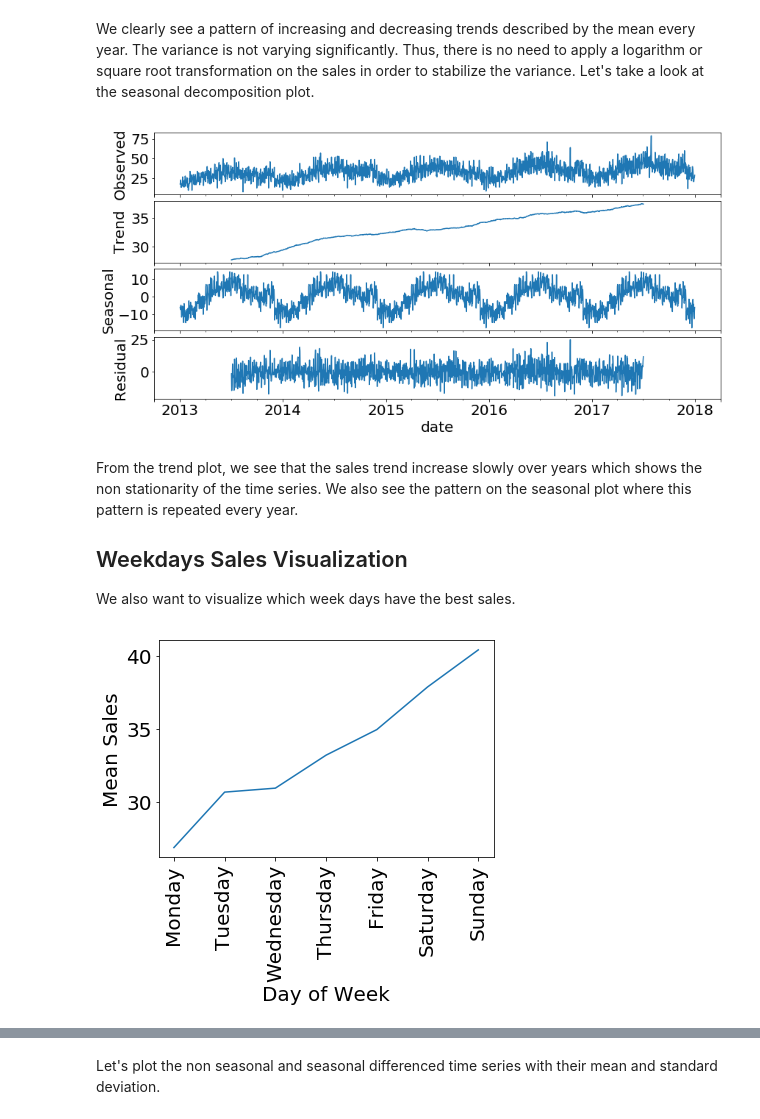
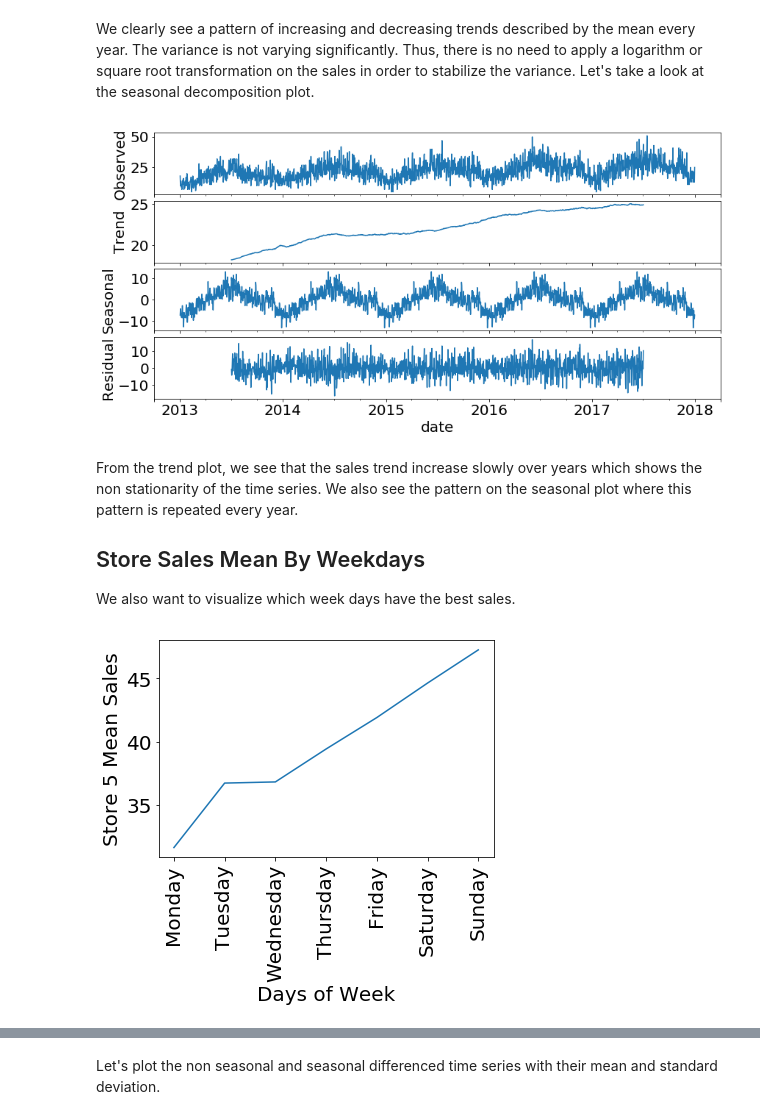
Before and after one commit to glapointe7/StoreItemDemandForecasting, a Jupyter notebook: Store Demand Analysis.ipynb, the cells around one changed output, grey strips where cells are left out. Cells and saved outputs as stored; diff of their text form; code cells hidden in the pictures.

```diff
--- a/Store Demand Analysis.ipynb
+++ b/Store Demand Analysis.ipynb
@@ -158,27 +204,32 @@ plt.show(block=False)
 # %% [markdown]
 We clearly see a pattern of increasing and decreasing trends described by the mean every year. The variance is not varying significantly. Thus, there is no need to apply a logarithm or square root transformation on the sales in order to stabilize the variance. Let's take a look at the seasonal decomposition plot.
 # %%
-diagnostics = sm.tsa.seasonal_decompose(store, model='additive', freq=365)
+diagnostics = sm.tsa.seasonal_decompose(item, model='additive', freq=365)
 diagnostics.plot()
 plt.subplots_adjust(left=None, bottom=None, right=2, top=1.5, wspace=None, hspace=0.1)
 plt.show()
 # %% [output]
-[figure, old version]
+[figure, new version]
 # %% [markdown]
 From the trend plot, we see that the sales trend increase slowly over years which shows the non stationarity of the time series. We also see the pattern on the seasonal plot where this pattern is repeated every year.
 
 
-## Weekdays Sales Visualization
+## Store Sales Mean By Weekdays <a name="weekdays_sales_visualization"></a>
 We also want to visualize which week days have the best sales.
 # %%
 import calendar
+
+store = train.loc[train.store == store_id, ['date', 'sales']]
+store.date = pandas.DatetimeIndex(store.date)
+store.set_index('date', inplace=True)
+
 store_mean_by_day = store.groupby(store.index.dayofweek).mean()
 ax = store_mean_by_day.plot(legend=None)
-ax.set(xlabel='Day of Week', ylabel='Mean Sales')
+ax.set(xlabel='Days of Week', ylabel='Store ' + str(store_id) + ' Mean Sales')
 ax.xaxis.set_ticks(np.arange(len(list(calendar.day_name))))
 ax.xaxis.set_ticklabels(list(calendar.day_name), rotation=90);
 # %% [output]
-[figure, old version]
+[figure, new version]
 # %% [markdown]
 We see that the sales increase in general from Monday to Sunday. However, Saturday and Sunday are the week days with the best sales. This follows the fact that people are shopping on weekends because they are mostly working on business days. Furthermore, stores may be opened later on Friday which could explain why the sales increased considerably from Friday to Sunday.
 
```
Also changed, not shown: parts of 57 cells of this notebook, 2 other files.
